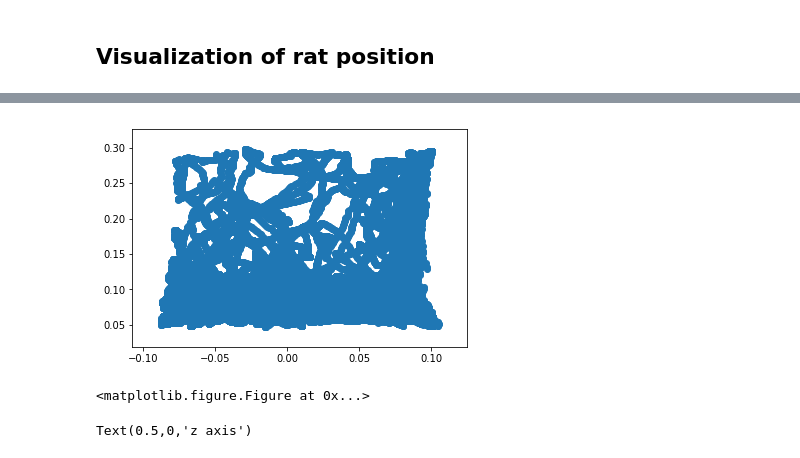
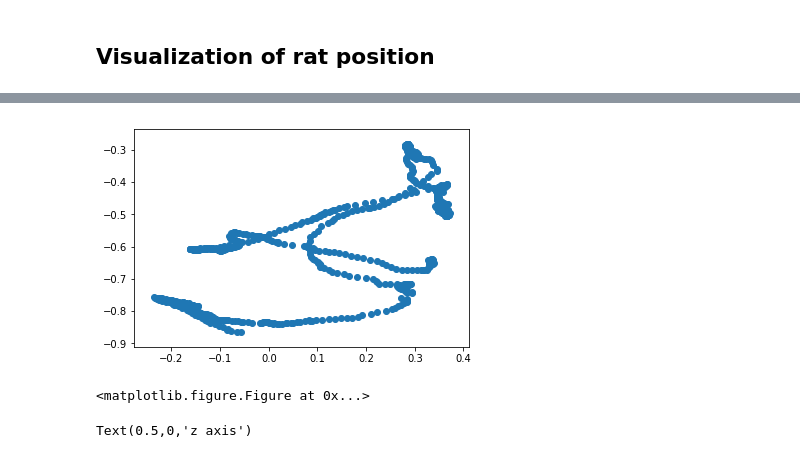
Before and after one commit to alTeska/VR_Acuity, a Jupyter notebook: VR_Acuity_load.ipynb, the cells around one changed output, grey strips where cells are left out. Cells and saved outputs as stored; diff of their text form; code cells hidden in the pictures.

```diff
--- a/VR_Acuity_load.ipynb
+++ b/VR_Acuity_load.ipynb
@@ -47,12 +47,12 @@ Text(0.5,1,'Z position')
 # %%
 #2D position scatter plot
-plt.scatter(X, Y)
+plt.scatter(X[0:20000], Y[0:20000])
 
 fig = plt.figure()
 #ax = fig.add_subplot(111, polar = 'true')
 #c = ax.scatter(X, Y)
 # %% [output]
-[figure, old version]
+[figure, new version]
 <matplotlib.figure.Figure at 0x...>
 # %%
 #3D position scatter plot
```
Also changed, not shown: parts of 5 cells of this notebook, 1 other file.
